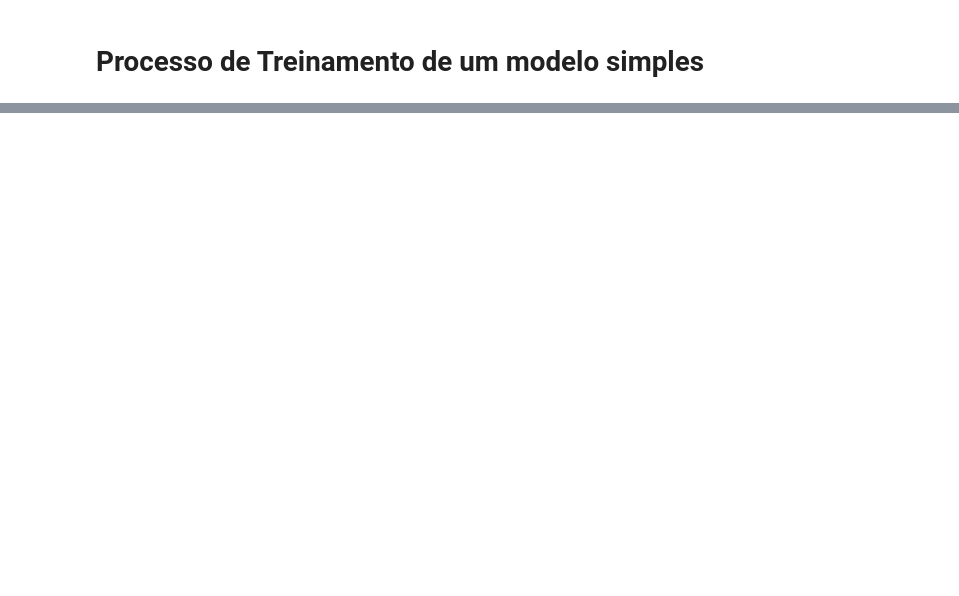
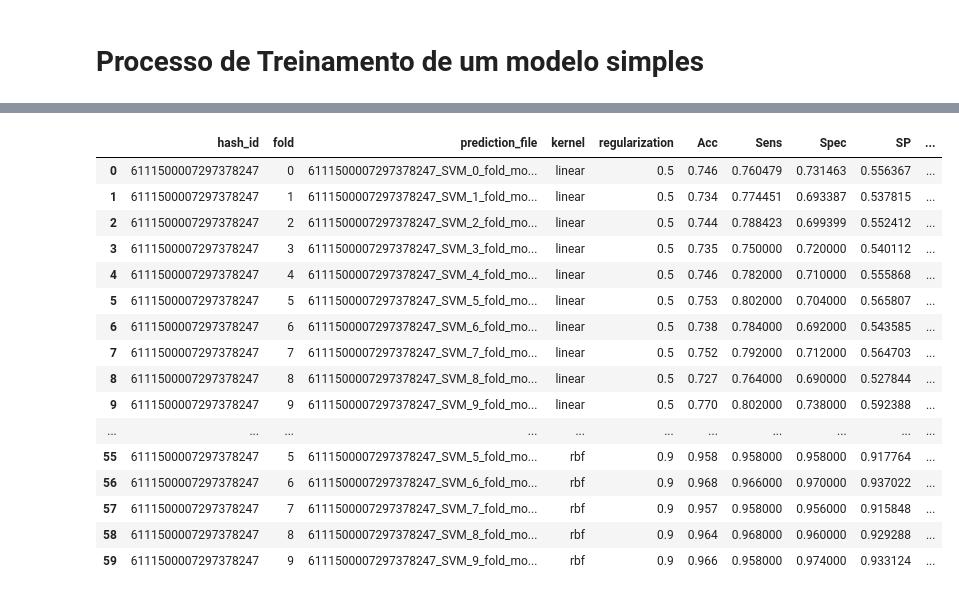
Before and after one commit to natmourajr/AprendizadoPorKernel, a Jupyter notebook: 4 - train_models.ipynb, the cells around one changed output, grey strips where cells are left out. Cells and saved outputs as stored; diff of their text form; code cells hidden in the pictures; blank space fills up the shorter version.

```diff
--- a/4 - train_models.ipynb
+++ b/4 - train_models.ipynb
@@ -250,2 +251,23 @@ No Model
+# %%
+train_record = pd.read_csv(os.path.join(model_path, 'train_record.csv'))
+train_record
+# %% [output]
+|  | hash_id | fold | prediction_file | kernel | regularization | Acc | Sens | Spec | SP | ... |
+| 0 | 6111500007297378247 | 0 | 6111500007297378247_SVM_0_fold_mo... | linear | 0.5 | 0.746 | 0.760479 | 0.731463 | 0.556367 | ... |
+| 1 | 6111500007297378247 | 1 | 6111500007297378247_SVM_1_fold_mo... | linear | 0.5 | 0.734 | 0.774451 | 0.693387 | 0.537815 | ... |
+| 2 | 6111500007297378247 | 2 | 6111500007297378247_SVM_2_fold_mo... | linear | 0.5 | 0.744 | 0.788423 | 0.699399 | 0.552412 | ... |
+| 3 | 6111500007297378247 | 3 | 6111500007297378247_SVM_3_fold_mo... | linear | 0.5 | 0.735 | 0.750000 | 0.720000 | 0.540112 | ... |
+| 4 | 6111500007297378247 | 4 | 6111500007297378247_SVM_4_fold_mo... | linear | 0.5 | 0.746 | 0.782000 | 0.710000 | 0.555868 | ... |
+| 5 | 6111500007297378247 | 5 | 6111500007297378247_SVM_5_fold_mo... | linear | 0.5 | 0.753 | 0.802000 | 0.704000 | 0.565807 | ... |
+| 6 | 6111500007297378247 | 6 | 6111500007297378247_SVM_6_fold_mo... | linear | 0.5 | 0.738 | 0.784000 | 0.692000 | 0.543585 | ... |
+| 7 | 6111500007297378247 | 7 | 6111500007297378247_SVM_7_fold_mo... | linear | 0.5 | 0.752 | 0.792000 | 0.712000 | 0.564703 | ... |
+| 8 | 6111500007297378247 | 8 | 6111500007297378247_SVM_8_fold_mo... | linear | 0.5 | 0.727 | 0.764000 | 0.690000 | 0.527844 | ... |
+| 9 | 6111500007297378247 | 9 | 6111500007297378247_SVM_9_fold_mo... | linear | 0.5 | 0.770 | 0.802000 | 0.738000 | 0.592388 | ... |
+| ... | ... | ... | ... | ... | ... | ... | ... | ... | ... | ... |
+| 55 | 6111500007297378247 | 5 | 6111500007297378247_SVM_5_fold_mo... | rbf | 0.9 | 0.958 | 0.958000 | 0.958000 | 0.917764 | ... |
+| 56 | 6111500007297378247 | 6 | 6111500007297378247_SVM_6_fold_mo... | rbf | 0.9 | 0.968 | 0.966000 | 0.970000 | 0.937022 | ... |
+| 57 | 6111500007297378247 | 7 | 6111500007297378247_SVM_7_fold_mo... | rbf | 0.9 | 0.957 | 0.958000 | 0.956000 | 0.915848 | ... |
+| 58 | 6111500007297378247 | 8 | 6111500007297378247_SVM_8_fold_mo... | rbf | 0.9 | 0.964 | 0.968000 | 0.960000 | 0.929288 | ... |
+| 59 | 6111500007297378247 | 9 | 6111500007297378247_SVM_9_fold_mo... | rbf | 0.9 | 0.966 | 0.958000 | 0.974000 | 0.933124 | ... |
 # %%
 mean_grouped = train_record[['kernel','regularization',
```
Also changed, not shown: parts of 35 cells of this notebook, 1 other file.
